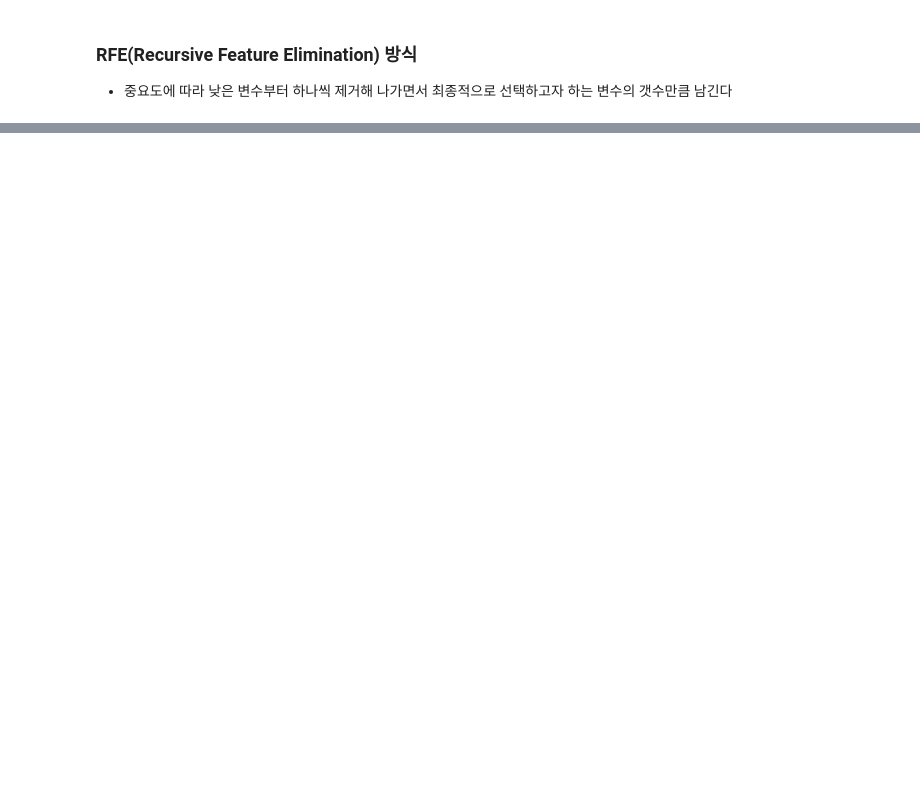
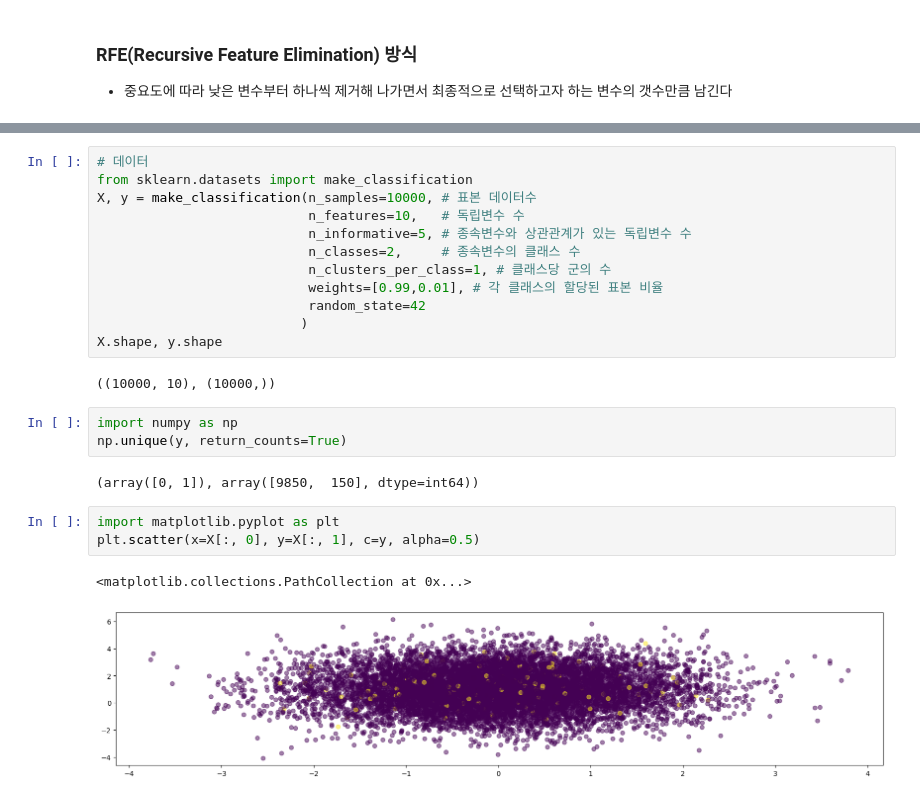
Before and after one commit to hayza1017/ai, a Jupyter notebook: Source/08_MachineLearning/ch4_머신러닝 모형 최적화.ipynb, the cells around one changed output, grey strips where cells are left out. Drawn from its saved outputs; the diff is of its cells as text; blank space fills up the shorter version.

```diff
--- a/Source/08_MachineLearning/ch4_머신러닝 모형 최적화.ipynb
+++ b/Source/08_MachineLearning/ch4_머신러닝 모형 최적화.ipynb
@@ -240,0 +483,25 @@ features_rfe.sort_values(by='selected', ascending=False)
+# %%
+# 데이터
+from sklearn.datasets import make_classification
+X, y = make_classification(n_samples=10000, # 표본 데이터수
+                           n_features=10,   # 독립변수 수
+                           n_informative=5, # 종속변수와 상관관계가 있는 독립변수 수
+                           n_classes=2,     # 종속변수의 클래스 수
+                           n_clusters_per_class=1, # 클래스당 군의 수
+                           weights=[0.99,0.01], # 각 클래스의 할당된 표본 비율
+                           random_state=42
+                          )
+X.shape, y.shape
+# %% [output]
+((10000, 10), (10000,))
+# %%
+import numpy as np
+np.unique(y, return_counts=True)
+# %% [output]
+(array([0, 1]), array([9850,  150], dtype=int64))
+# %%
+import matplotlib.pyplot as plt
+plt.scatter(x=X[:, 0], y=X[:, 1], c=y, alpha=0.5)
+# %% [output]
+<matplotlib.collections.PathCollection at 0x...>
+[figure, added]
```
Also changed, not shown: parts of 87 cells of this notebook, 2 other files.
